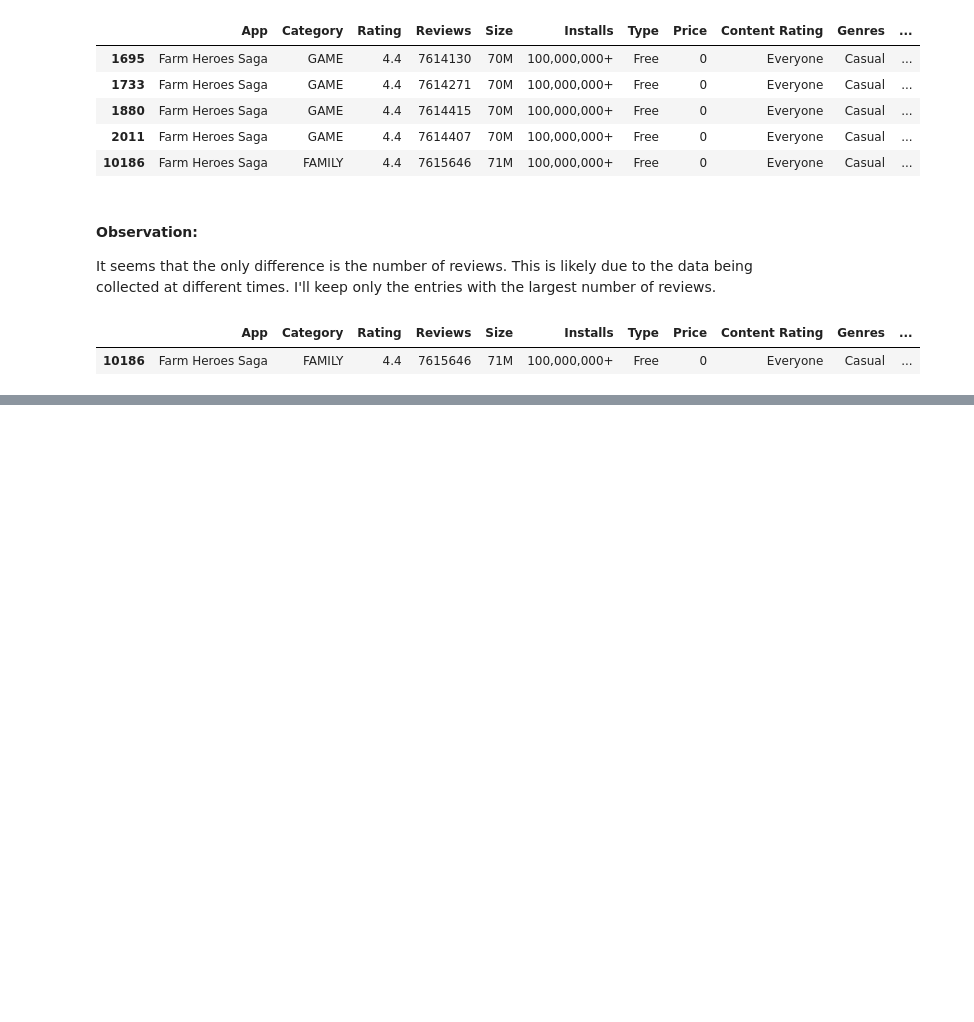
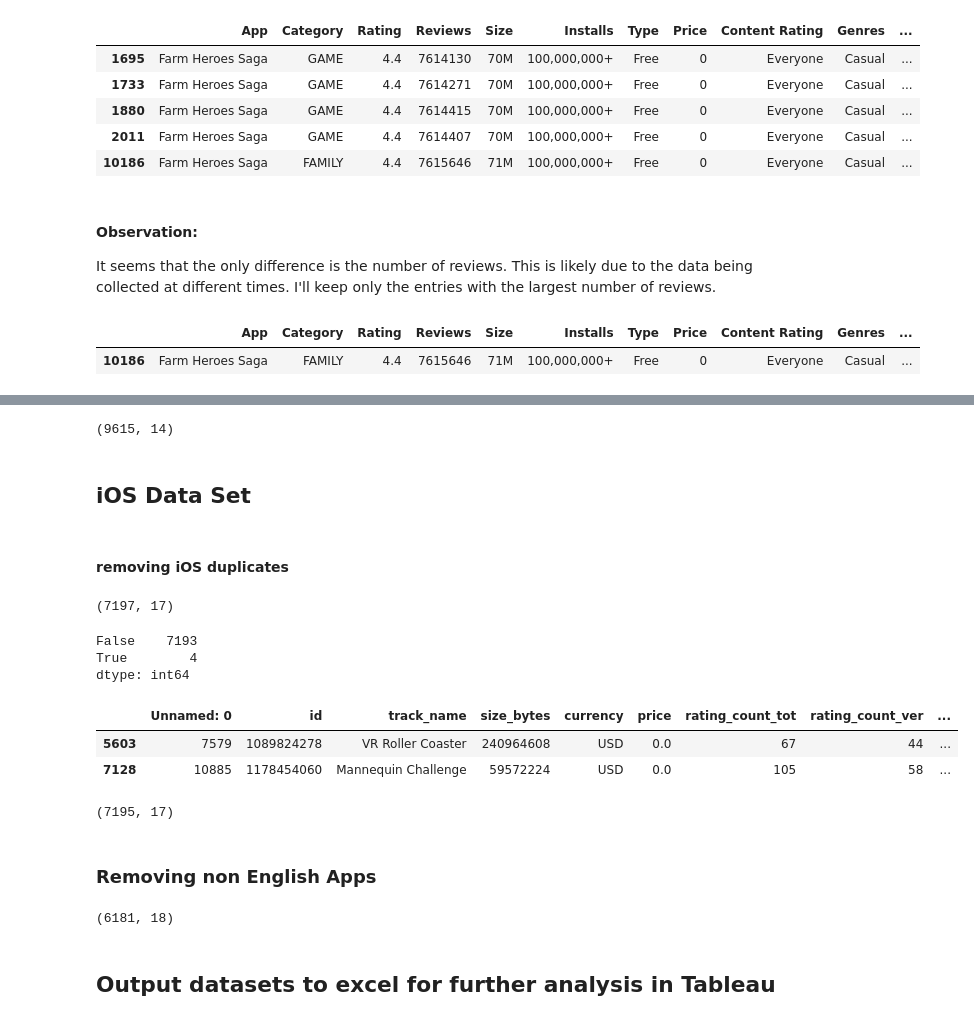
Before and after one commit to ghood1977/profitable_app_profiles, a Jupyter notebook: Profitable App Profiles.ipynb, the cells around one changed output, grey strips where cells are left out. Drawn from its saved outputs; the diff is of its cells as text; code cells hidden in the pictures; blank space fills up the shorter version.

```diff
--- a/Profitable App Profiles.ipynb
+++ b/Profitable App Profiles.ipynb
@@ -17,6 +17,6 @@ import pandas as pd
 import numpy as np
 # %%
 #reading in the ios dataset
-ios = pd.read_csv(r'C:\Users\Geoff\Documents\DATA SCIENCE\Projects\APP Store Project\AppleStore.csv')
+ios = pd.read_csv(r'C:\Users\Geoff\iCloudDrive\Documents\Data Science\Projects\APP Store Project\AppleStore.csv')
 # %%
 #reading in the android dataset
@@ -257,0 +256,25 @@ some of the app names suggest they are not directed toward an English-speaking a
+# %%
+android = android.loc[android['num_non_eng_chars'] <= 3]
+android.shape
+# %% [output]
+(9615, 14)
+# %% [markdown]
+## iOS Data Set
+# %% [markdown]
+#### removing iOS duplicates
+# %%
+ios.shape
+# %% [output]
+(7197, 17)
+# %%
+ios.duplicated(subset='track_name', keep=False).value_counts()
+# %% [output]
+False    7193
+True        4
+dtype: int64
+# %%
+ios[ios.duplicated(subset='track_name')]
+# %% [output]
+|  | Unnamed: 0 | id | track_name | size_bytes | currency | price | rating_count_tot | rating_count_ver | ... |
+| 5603 | 7579 | 1089824278 | VR Roller Coaster | 240964608 | USD | 0.0 | 67 | 44 | ... |
+| 7128 | 10885 | 1178454060 | Mannequin Challenge | 59572224 | USD | 0.0 | 105 | 58 | ... |
@@ -257,0 +283,14 @@ some of the app names suggest they are not directed toward an English-speaking a
+# %%
+ios.shape
+# %% [output]
+(7195, 17)
+# %% [markdown]
+### Removing non English Apps
+# %%
+ios['num_non_eng_chars'] = [nonEnglishCharacterCount(i) for i in ios['track_name']]
+ios = ios[ios['num_non_eng_chars'] <= 3]
+ios.shape
+# %% [output]
+(6181, 18)
+# %% [markdown]
+## Output datasets to excel for further analysis in Tableau
```
Also changed, not shown: parts of 25 cells of this notebook.
